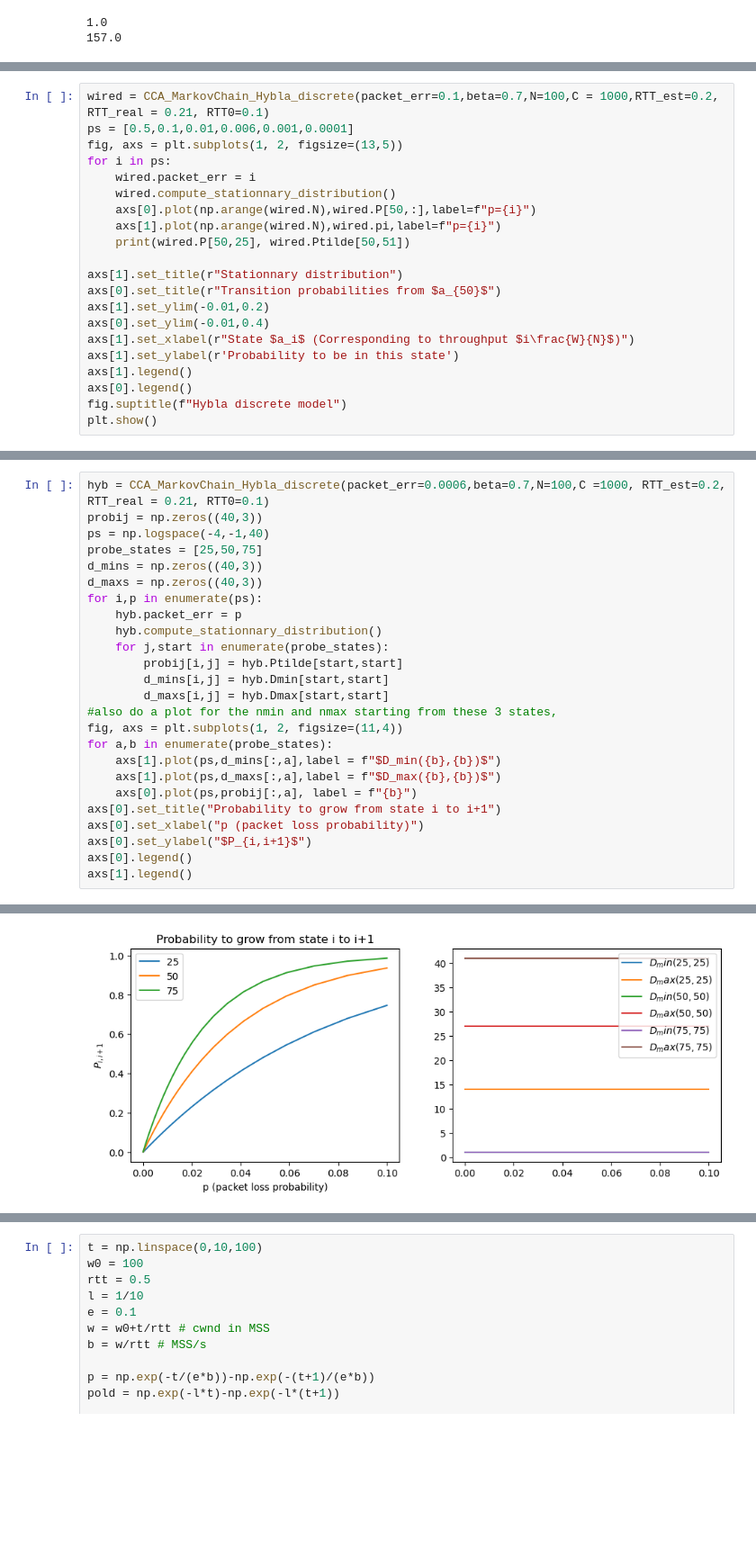
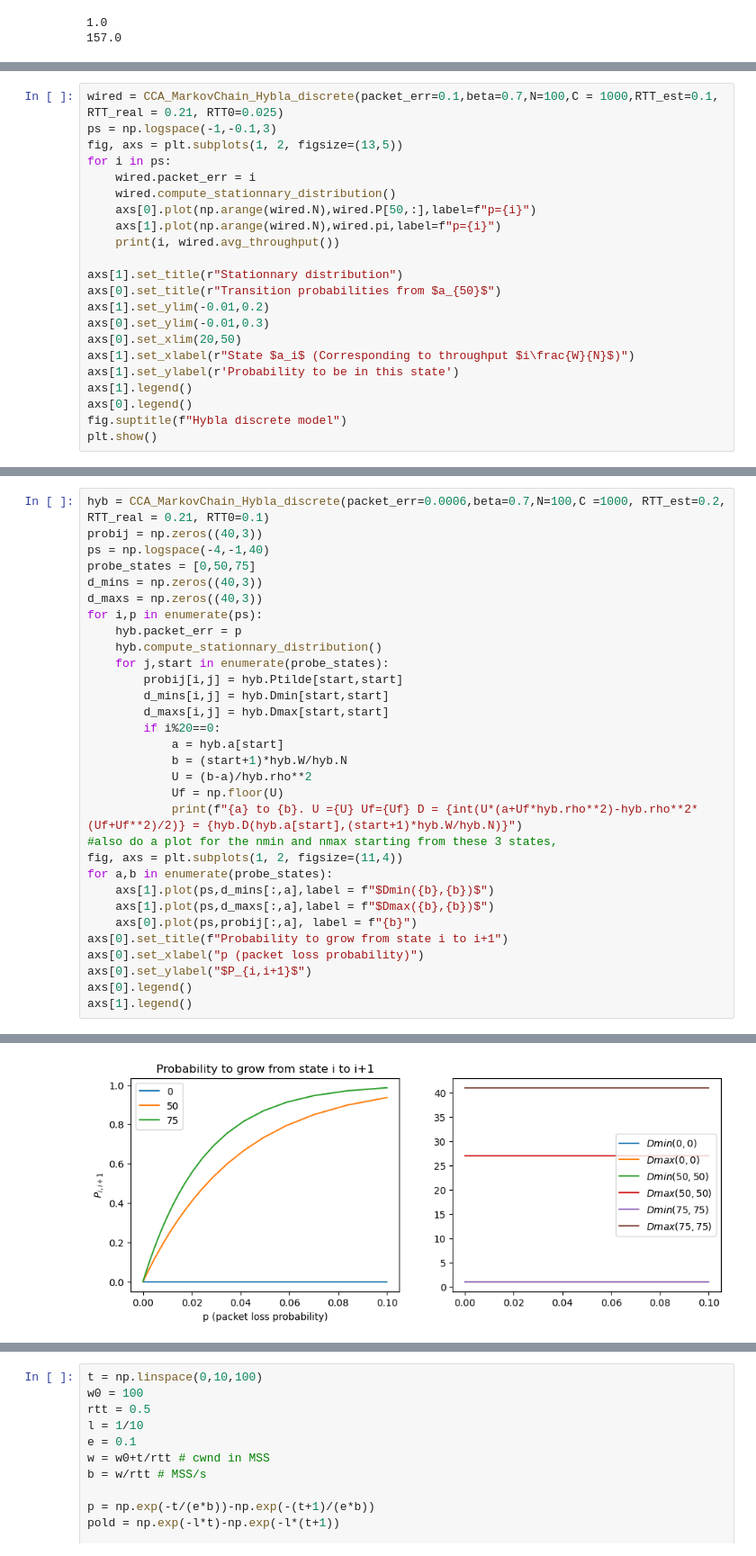
Before and after one commit to megretj/qpepcca, a Jupyter notebook: random_test.ipynb, the cells around one changed output, grey strips where cells are left out. Shown at 90% size. Saved outputs shown, nothing was run; the diff lists cells and outputs as text; blank space fills up the shorter version.

```diff
--- a/random_test.ipynb
+++ b/random_test.ipynb
@@ -68,18 +60,19 @@ Average throughput is 0.04668252355614676
 # %%
-wired = CCA_MarkovChain_Hybla_discrete(packet_err=0.1,beta=0.7,N=100,C = 1000,RTT_est=0.2, RTT_real = 0.21, RTT0=0.1)
-ps = [0.5,0.1,0.01,0.006,0.001,0.0001]
+wired = CCA_MarkovChain_Hybla_discrete(packet_err=0.1,beta=0.7,N=100,C = 1000,RTT_est=0.1, RTT_real = 0.21, RTT0=0.025)
+ps = np.logspace(-1,-0.1,3)
 fig, axs = plt.subplots(1, 2, figsize=(13,5))
 for i in ps:
     wired.packet_err = i
     wired.compute_stationnary_distribution()
     axs[0].plot(np.arange(wired.N),wired.P[50,:],label=f"p={i}")
     axs[1].plot(np.arange(wired.N),wired.pi,label=f"p={i}")
-    print(wired.P[50,25], wired.Ptilde[50,51])
+    print(i, wired.avg_throughput())
 
 axs[1].set_title(r"Stationnary distribution")
 axs[0].set_title(r"Transition probabilities from $a_{50}$")
 axs[1].set_ylim(-0.01,0.2)
-axs[0].set_ylim(-0.01,0.4)
+axs[0].set_ylim(-0.01,0.3)
+axs[0].set_xlim(20,50)
 axs[1].set_xlabel(r"State $a_i$ (Corresponding to throughput $i\frac{W}{N}$)")
 axs[1].set_ylabel(r'Probability to be in this state')
 axs[1].legend()
@@ -98,7 +88,7 @@ plt.show()
 hyb = CCA_MarkovChain_Hybla_discrete(packet_err=0.0006,beta=0.7,N=100,C =1000, RTT_est=0.2, RTT_real = 0.21, RTT0=0.1)
 probij = np.zeros((40,3))
 ps = np.logspace(-4,-1,40)
-probe_states = [25,50,75]
+probe_states = [0,50,75]
 d_mins = np.zeros((40,3))
 d_maxs = np.zeros((40,3))
 for i,p in enumerate(ps):
@@ -108,13 +98,19 @@ for i,p in enumerate(ps):
         probij[i,j] = hyb.Ptilde[start,start]
         d_mins[i,j] = hyb.Dmin[start,start]
         d_maxs[i,j] = hyb.Dmax[start,start]
+        if i%20==0:
+            a = hyb.a[start]
+            b = (start+1)*hyb.W/hyb.N
+            U = (b-a)/hyb.rho**2
+            Uf = np.floor(U)
+            print(f"{a} to {b}. U ={U} Uf={Uf} D = {int(U*(a+Uf*hyb.rho**2)-hyb.rho**2*(Uf+Uf**2)/2)} = {hyb.D(hyb.a[start],(start+1)*hyb.W/hyb.N)}")
 #also do a plot for the nmin and nmax starting from these 3 states,
 fig, axs = plt.subplots(1, 2, figsize=(11,4))
 for a,b in enumerate(probe_states):
-    axs[1].plot(ps,d_mins[:,a],label = f"$D_min({b},{b})$")
-    axs[1].plot(ps,d_maxs[:,a],label = f"$D_max({b},{b})$")
+    axs[1].plot(ps,d_mins[:,a],label = f"$Dmin({b},{b})$")
+    axs[1].plot(ps,d_maxs[:,a],label = f"$Dmax({b},{b})$")
     axs[0].plot(ps,probij[:,a], label = f"{b}")
-axs[0].set_title("Probability to grow from state i to i+1")
+axs[0].set_title(f"Probability to grow from state i to i+1")
 axs[0].set_xlabel("p (packet loss probability)")
 axs[0].set_ylabel("$P_{i,i+1}$")
 axs[0].legend()
@@ -124 +126 @@ axs[1].legend()
-[figure, old version]
+[figure, new version]
```
Also changed, not shown: parts of 8 cells of this notebook, 3 other files.
